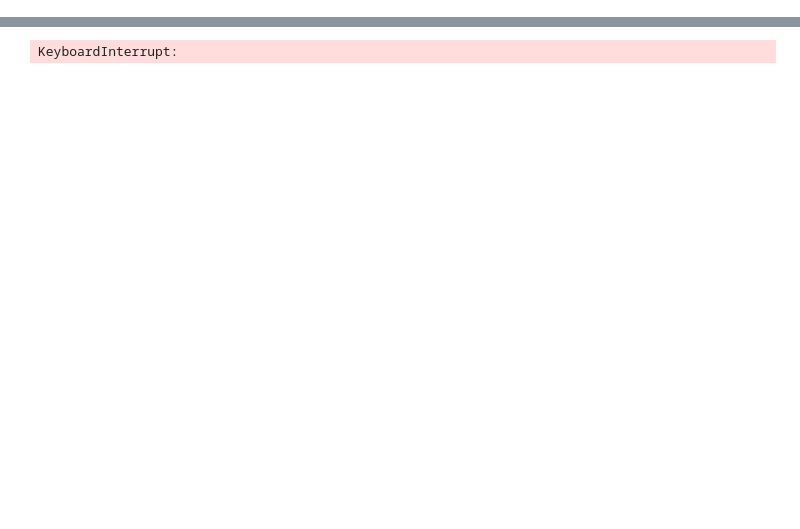
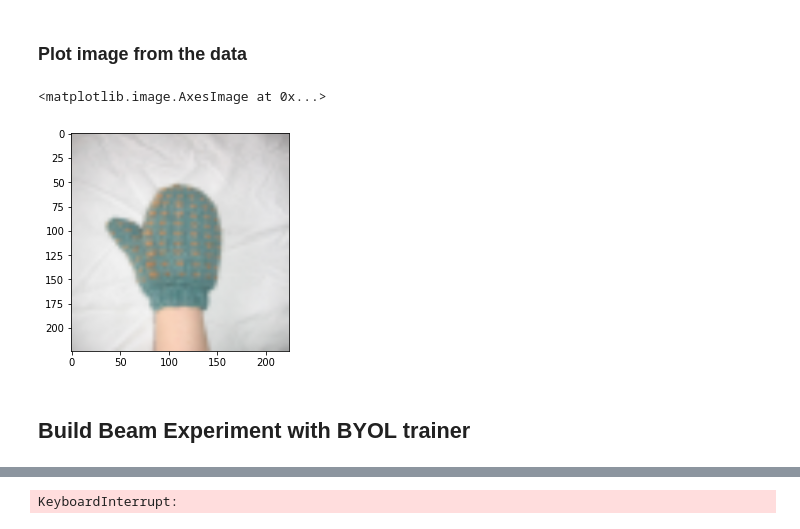
Before and after one commit to mlutils/beamds, a Jupyter notebook: notebooks/image_net.ipynb, the cells around one changed output, grey strips where cells are left out. Cells and saved outputs as stored; diff of their text form; code cells hidden in the pictures; blank space fills up the shorter version.

Commit message:
imagenet dev

```diff
--- a/notebooks/image_net.ipynb
+++ b/notebooks/image_net.ipynb
@@ -79,6 +91,7 @@ class MiniImageNet(UniversalDataset):
         self.mu = state['mu']
         self.std = state['std']
         self.split(validation=.2, test=self.labels['test'].index, seed=seed)
+        self.transform = torchvision.transforms.Resize((224, 224))
 
     def getitem(self, index):
 
@@ -94,5 +107,7 @@ class MiniImageNet(UniversalDataset):
 
             x = (x.float() - mu) / std
 
+        x = self.transform(x)
+
         return {'x': x, 'y': self.labels[index]}
 # %%
@@ -123,5 +198,6 @@ path_to_data = '/home/shared/data/dataset/imagenet'
 root_dir = '/home/shared/data/results'
 
 hparams = beam_arguments(
-    f"--project-name=similarity --root-dir={root_dir} --algorithm=ImageNet --identifier=dev  --device=0 --override",
+    f"--project-name=similarity --root-dir={root_dir} --algorithm=ImageNet --identifier=dev  --device=0 --amp",
+    "--epoch-length-train=50 --epoch-length-eval=6 --no-scale-epoch-by-batch-size --batch-size=64",
     path_to_data=path_to_data)
@@ -141,0 +213,11 @@ alg = experiment.algorithm_generator(FeaturesExtractor, dataset)
+# %% [markdown]
+### Plot image from the data
+# %%
+dataset.normalize = False
+# %%
+im = np.array(dataset[10210][1]['x'].permute(1, 2, 0))
+# %%
+plt.imshow(im)
+# %% [output]
+<matplotlib.image.AxesImage at 0x...>
+[figure, added]
@@ -141,0 +226,2 @@ alg = experiment.algorithm_generator(FeaturesExtractor, dataset)
+# %% [markdown]
+## Build Beam Experiment with BYOL trainer
```
Also changed, not shown: parts of 43 cells of this notebook, 5 other files.
